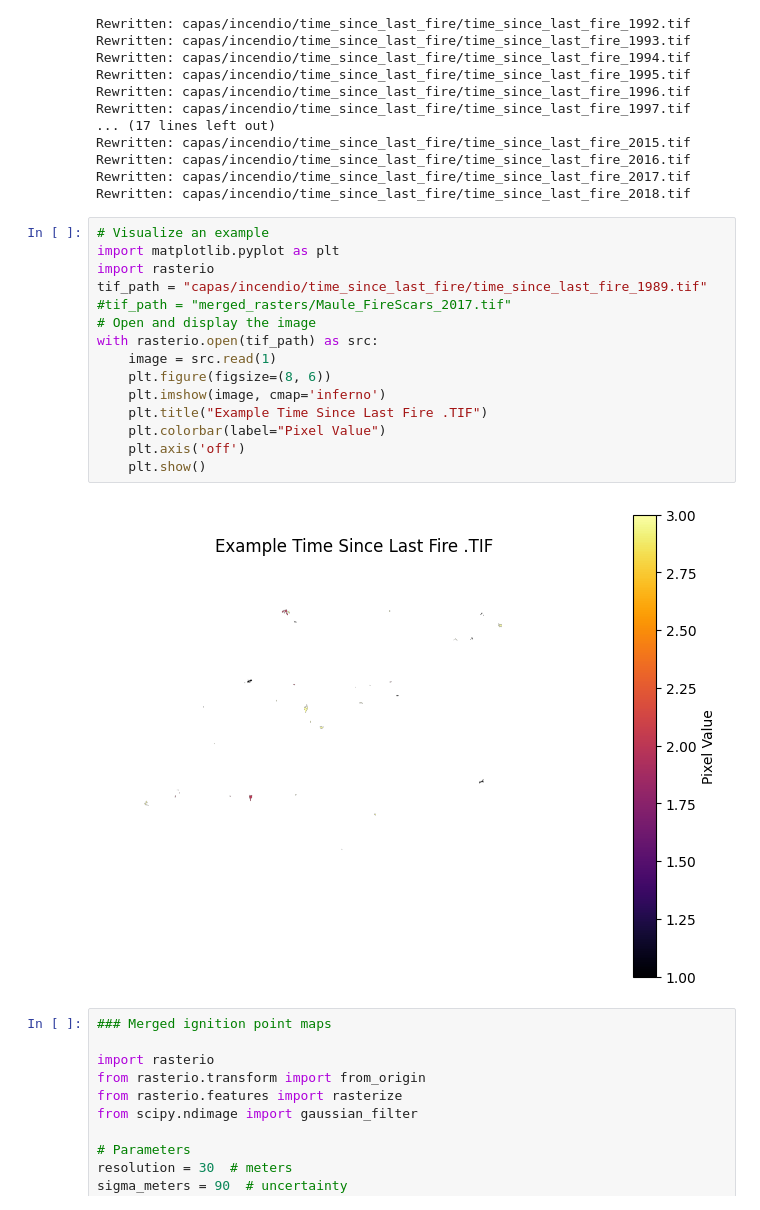
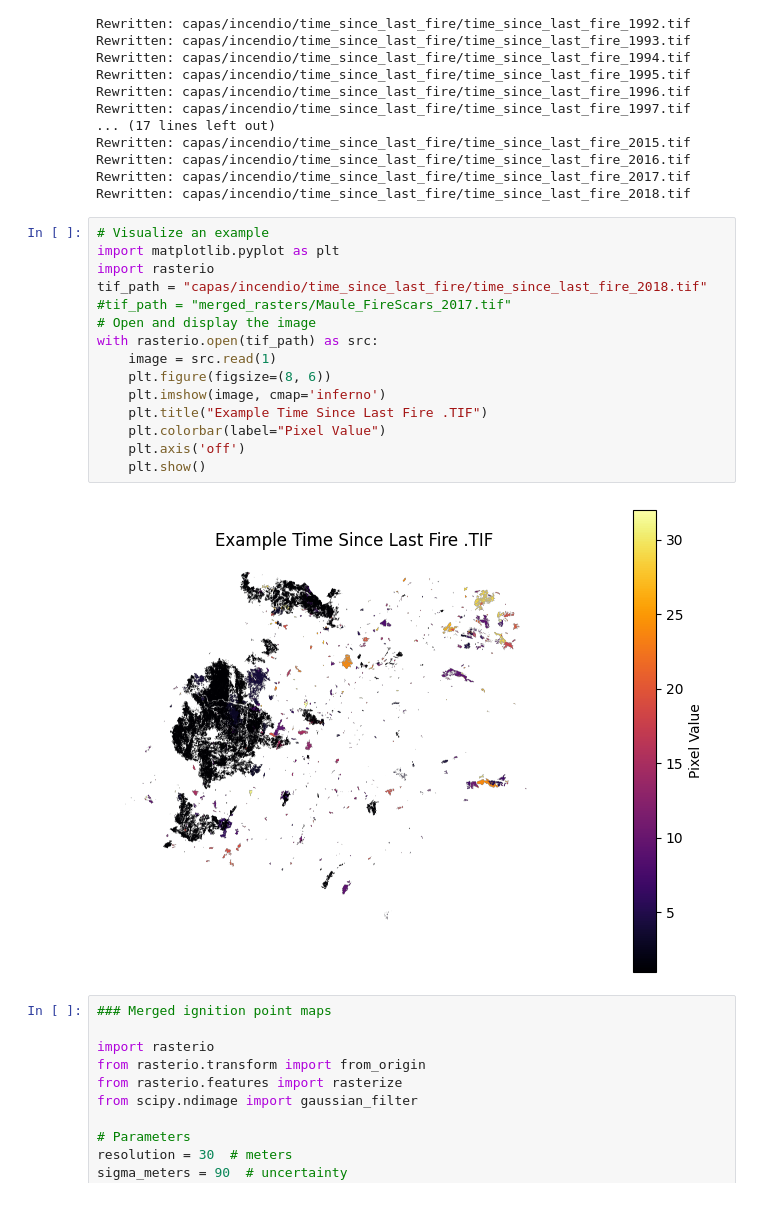
Before and after one commit to abbystokes/wildfire-risk-ml, a Jupyter notebook: merged_scars.ipynb, the cells around one changed output. Drawn from its saved outputs; the diff is of its cells as text.

```diff
--- a/merged_scars.ipynb
+++ b/merged_scars.ipynb
@@ -571,20 +571,20 @@ Rewritten: capas/incendio/time_since_last_fire/time_since_last_fire_2018.tif
 # %%
 # Visualize an example
 import matplotlib.pyplot as plt
 import rasterio
-tif_path = "capas/incendio/time_since_last_fire/time_since_last_fire_1989.tif"
+tif_path = "capas/incendio/time_since_last_fire/time_since_last_fire_2018.tif"
 #tif_path = "merged_rasters/Maule_FireScars_2017.tif"
 # Open and display the image
 with rasterio.open(tif_path) as src:
     image = src.read(1)
     plt.figure(figsize=(8, 6))
     plt.imshow(image, cmap='inferno')
     plt.title("Example Time Since Last Fire .TIF")
     plt.colorbar(label="Pixel Value")
     plt.axis('off')
     plt.show()
 # %% [output]
-[figure, old version]
+[figure, new version]
 # %%
 ### Merged ignition point maps
 
```
Also changed, not shown: 7 other files.
